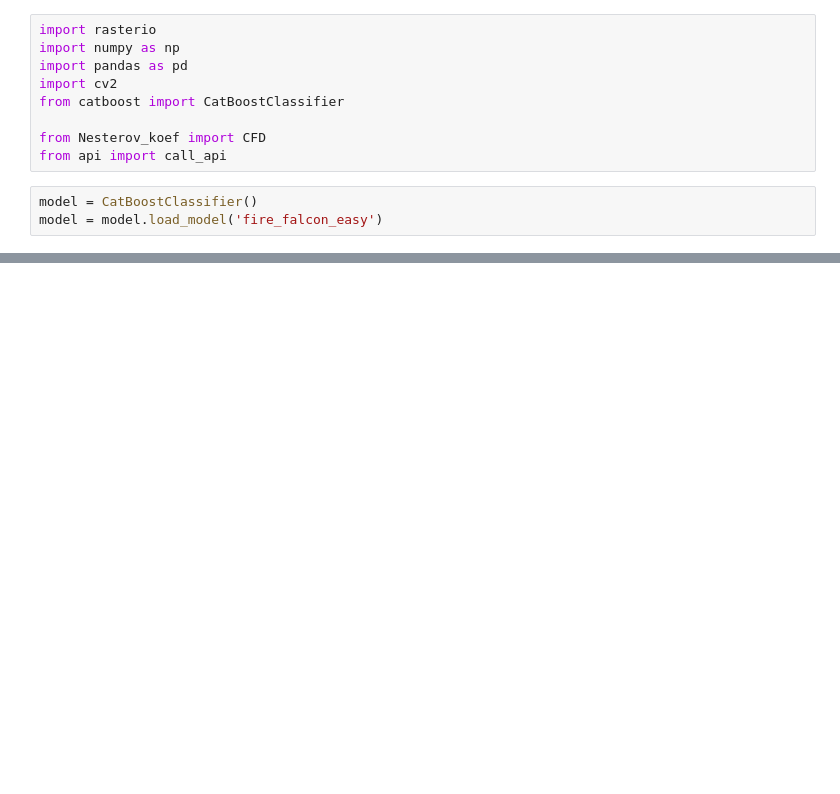
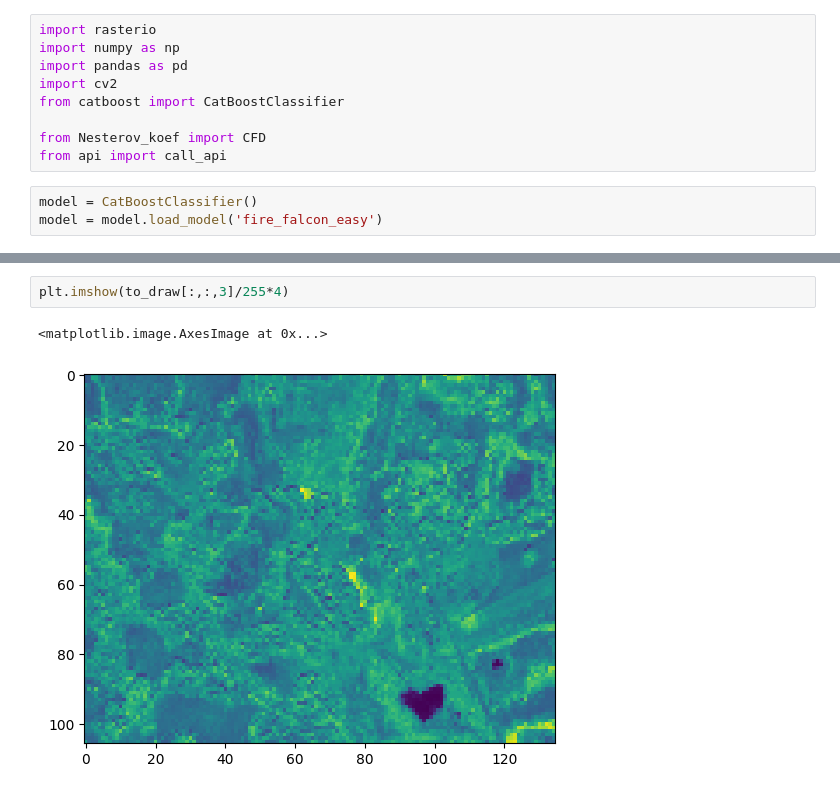
Before and after one commit to DaEtoJostka/FireFalcon, a Jupyter notebook: inferense.ipynb, the cells around one changed output, grey strips where cells are left out. Drawn from its saved outputs; the diff is of its cells as text; blank space fills up the shorter version.

```diff
--- a/inferense.ipynb
+++ b/inferense.ipynb
@@ -54,0 +66,5 @@ plt.imshow(img)
+# %%
+plt.imshow(to_draw[:,:,3]/255*4)
+# %% [output]
+<matplotlib.image.AxesImage at 0x...>
+[figure, added]
```
Also changed, not shown: parts of 5 cells of this notebook.
